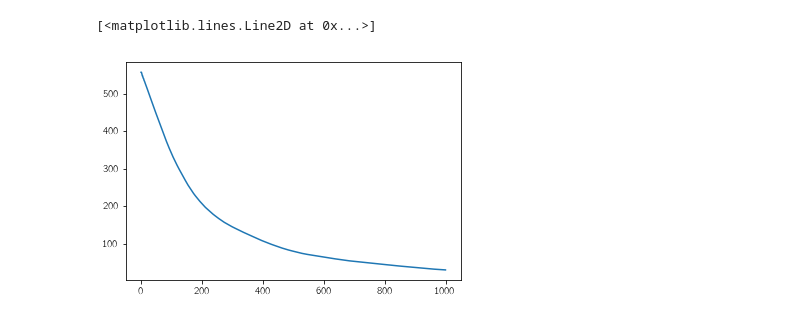
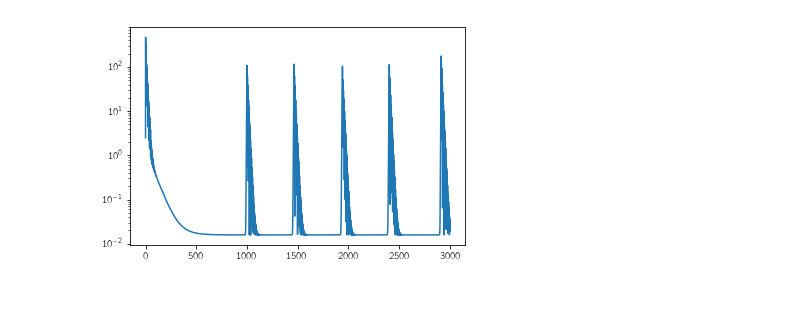
Before and after one commit to rodluger/L1, a Jupyter notebook: tf-L1.ipynb, the cells around one changed output. Saved outputs shown, nothing was run; the diff lists cells and outputs as text; code cells hidden in the pictures.

```diff
--- a/tf-L1.ipynb
+++ b/tf-L1.ipynb
@@ -59,14 +64,26 @@ X = tf.constant(lcs.T, dtype=T)
 A0 = X.eval()
 w0 = np.linalg.solve(np.dot(A0.T, A0), np.dot(A0.T, y.eval()))
 
-lam = tf.constant(2, dtype=T)
+lam = tf.constant(1e-2, dtype=T)
+lam_l2 = tf.constant(1.0, dtype=T)
 w = tf.Variable(w0, dtype=T)
 
 mod = tf.squeeze(tf.matmul(X, w[:, None]))
 loss0 = tf.reduce_sum((y - mod)**2)
+# loss0_huber = tf.losses.huber_loss(y, mod, delta=1e4)
 loss1 = lam * tf.reduce_sum(tf.abs(w))
 loss = loss0 + loss1
 
 opt = tf.train.AdamOptimizer(1e-2).minimize(loss)
 
-session.run(tf.global_variables_initializer())
+loss_l2 = loss0 + lam_l2 * tf.reduce_sum(w**2)
+opt_l2 = tf.train.AdamOptimizer(1e-1).minimize(loss_l2)
+
+XTX = tf.matmul(X, X, transpose_a=True)
+XTy = tf.matmul(X, y[:, None], transpose_a=True)
+bk = tf.reduce_sum(tf.abs(w))
+wk = tf.squeeze(tf.linalg.solve(XTX + lam/bk * tf.eye(lcs.shape[0]), XTy))
+opt_ze = tf.assign(w, wk)
+
+init = tf.global_variables_initializer()
+session.run(init)
@@ -77 +90,12 @@ loss0.eval(), loss1.eval()
+# %%
+session.run(init)
+losses_l2 = np.empty(3000)
+for i in range(len(losses_l2)):
+    session.run(opt_l2)
+    losses_l2[i] = loss_l2.eval()
+# %%
+plt.plot(losses_l2)
+plt.yscale("log")
+# %% [output]
+[figure, added]
 # %%
@@ -79,8 +104,3 @@ losses = np.empty(1000)
 for i in range(len(losses)):
     session.run(opt)
     losses[i] = loss.eval()
-# %%
-plt.plot(losses)
-# %% [output]
-[<matplotlib.lines.Line2D at 0x...>]
-[figure, removed]
```
Also changed, not shown: parts of 16 cells of this notebook.
